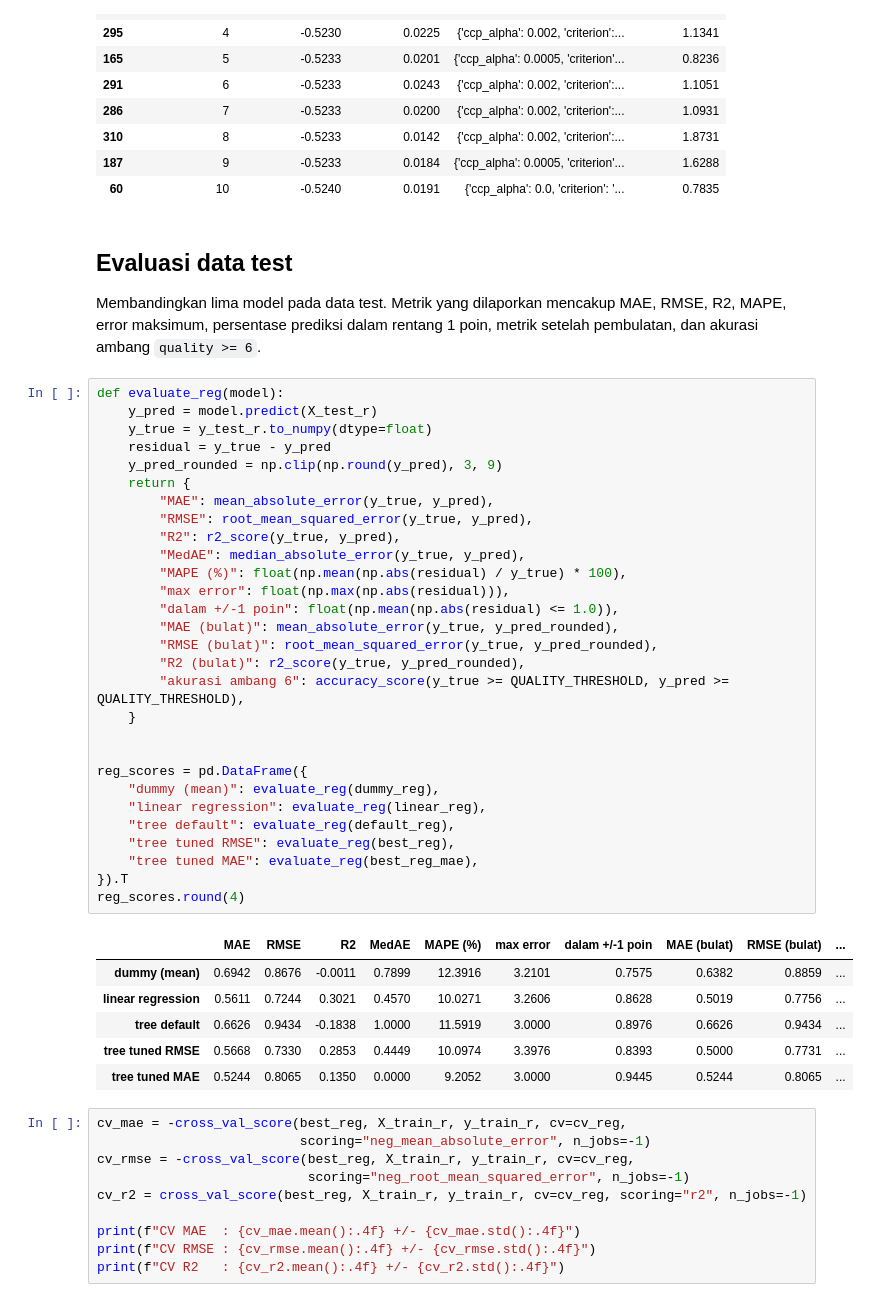
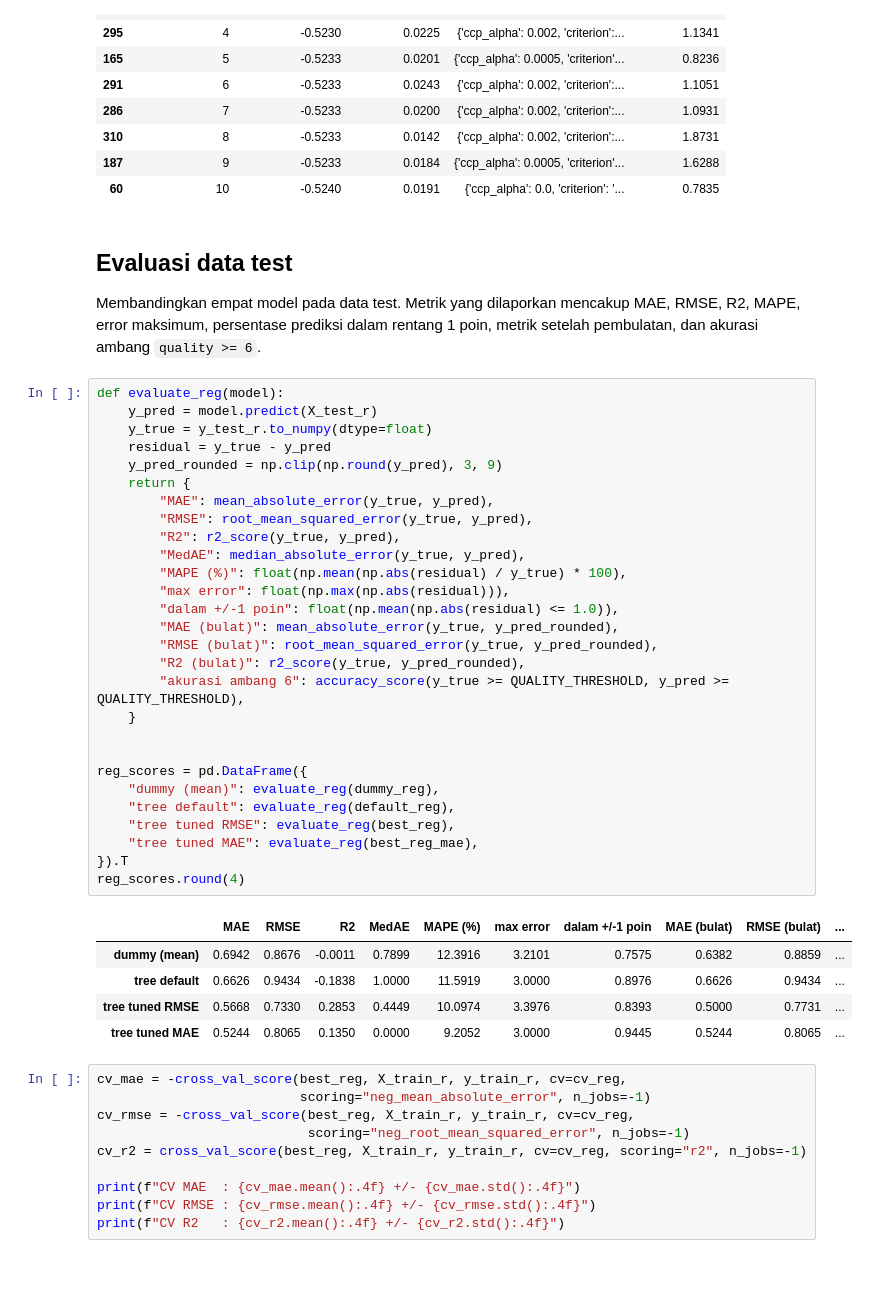
Before and after one commit to Triasfle/ML5_23B, a Jupyter notebook: src/supervised/regresi.ipynb, the cells around one changed output. Saved outputs shown, nothing was run; the diff lists cells and outputs as text; blank space fills up the shorter version.

Commit message:
delete linear_regress function

```diff
--- a/src/supervised/regresi.ipynb
+++ b/src/supervised/regresi.ipynb
@@ -234,40 +232,38 @@ Objective MAE
 # %% [markdown]
 ## Evaluasi data test
 
-Membandingkan lima model pada data test. Metrik yang dilaporkan mencakup MAE, RMSE, R2, MAPE, error maksimum, persentase prediksi dalam rentang 1 poin, metrik setelah pembulatan, dan akurasi ambang `quality >= 6`.
+Membandingkan empat model pada data test. Metrik yang dilaporkan mencakup MAE, RMSE, R2, MAPE, error maksimum, persentase prediksi dalam rentang 1 poin, metrik setelah pembulatan, dan akurasi ambang `quality >= 6`.
 # %%
 def evaluate_reg(model):
     y_pred = model.predict(X_test_r)
     y_true = y_test_r.to_numpy(dtype=float)
     residual = y_true - y_pred
     y_pred_rounded = np.clip(np.round(y_pred), 3, 9)
     return {
         "MAE": mean_absolute_error(y_true, y_pred),
         "RMSE": root_mean_squared_error(y_true, y_pred),
         "R2": r2_score(y_true, y_pred),
         "MedAE": median_absolute_error(y_true, y_pred),
         "MAPE (%)": float(np.mean(np.abs(residual) / y_true) * 100),
         "max error": float(np.max(np.abs(residual))),
         "dalam +/-1 poin": float(np.mean(np.abs(residual) <= 1.0)),
         "MAE (bulat)": mean_absolute_error(y_true, y_pred_rounded),
         "RMSE (bulat)": root_mean_squared_error(y_true, y_pred_rounded),
         "R2 (bulat)": r2_score(y_true, y_pred_rounded),
         "akurasi ambang 6": accuracy_score(y_true >= QUALITY_THRESHOLD, y_pred >= QUALITY_THRESHOLD),
     }
 
 
 reg_scores = pd.DataFrame({
     "dummy (mean)": evaluate_reg(dummy_reg),
-    "linear regression": evaluate_reg(linear_reg),
     "tree default": evaluate_reg(default_reg),
     "tree tuned RMSE": evaluate_reg(best_reg),
     "tree tuned MAE": evaluate_reg(best_reg_mae),
 }).T
 reg_scores.round(4)
 # %% [output]
 |  | MAE | RMSE | R2 | MedAE | MAPE (%) | max error | dalam +/-1 poin | MAE (bulat) | RMSE (bulat) | ... |
 | dummy (mean) | 0.6942 | 0.8676 | -0.0011 | 0.7899 | 12.3916 | 3.2101 | 0.7575 | 0.6382 | 0.8859 | ... |
-| linear regression | 0.5611 | 0.7244 | 0.3021 | 0.4570 | 10.0271 | 3.2606 | 0.8628 | 0.5019 | 0.7756 | ... |
 | tree default | 0.6626 | 0.9434 | -0.1838 | 1.0000 | 11.5919 | 3.0000 | 0.8976 | 0.6626 | 0.9434 | ... |
 | tree tuned RMSE | 0.5668 | 0.7330 | 0.2853 | 0.4449 | 10.0974 | 3.3976 | 0.8393 | 0.5000 | 0.7731 | ... |
 | tree tuned MAE | 0.5244 | 0.8065 | 0.1350 | 0.0000 | 9.2052 | 3.0000 | 0.9445 | 0.5244 | 0.8065 | ... |
```
Also changed, not shown: parts of 2 cells of this notebook, 2 other files.
